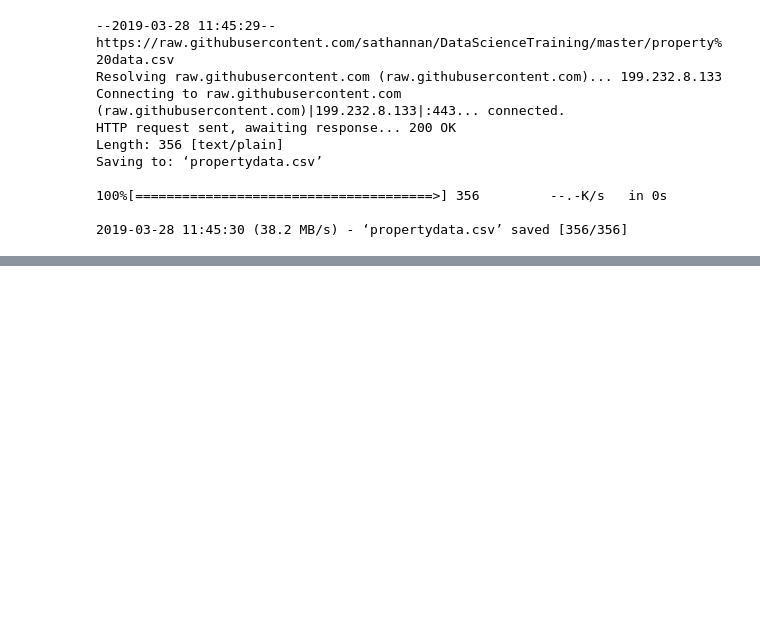
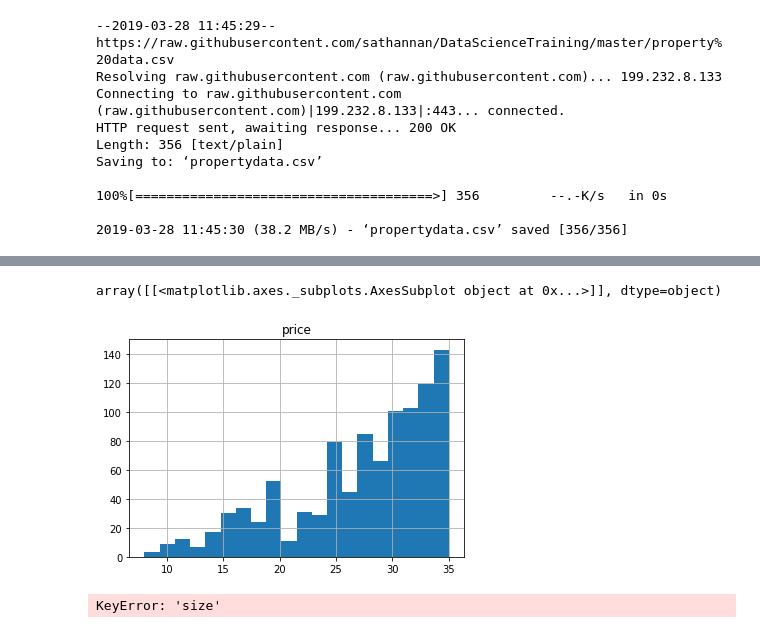
Before and after one commit to Vinitpad/Data-Science, a Jupyter notebook: Data Cleaning.ipynb, the cells around one changed output, grey strips where cells are left out. Drawn from its saved outputs; the diff is of its cells as text; code cells hidden in the pictures; blank space fills up the shorter version.

```diff
--- a/Data Cleaning.ipynb
+++ b/Data Cleaning.ipynb
@@ -132,0 +235,5 @@ df=pd.read_csv("propertydata.csv")
+# %%
+import pandas as pd
+import math
+df=pd.read_csv('house_prices.csv')
+df.head(10)
@@ -132,0 +346,3 @@ df=pd.read_csv("propertydata.csv")
+# %%
+few=df.sort_values(by='price')
+few
@@ -132,0 +368,11 @@ df=pd.read_csv("propertydata.csv")
+# %%
+Fetch=few.head(1000)
+# %%
+Fetch.hist(bins=20)
+# %% [output]
+array([[<matplotlib.axes._subplots.AxesSubplot object at 0x...>]], dtype=object)
+[figure, added]
+# %%
+df['size'].head(50)
+# %% [output]
+KeyError: 'size'
```
Also changed, not shown: parts of 43 cells of this notebook.
